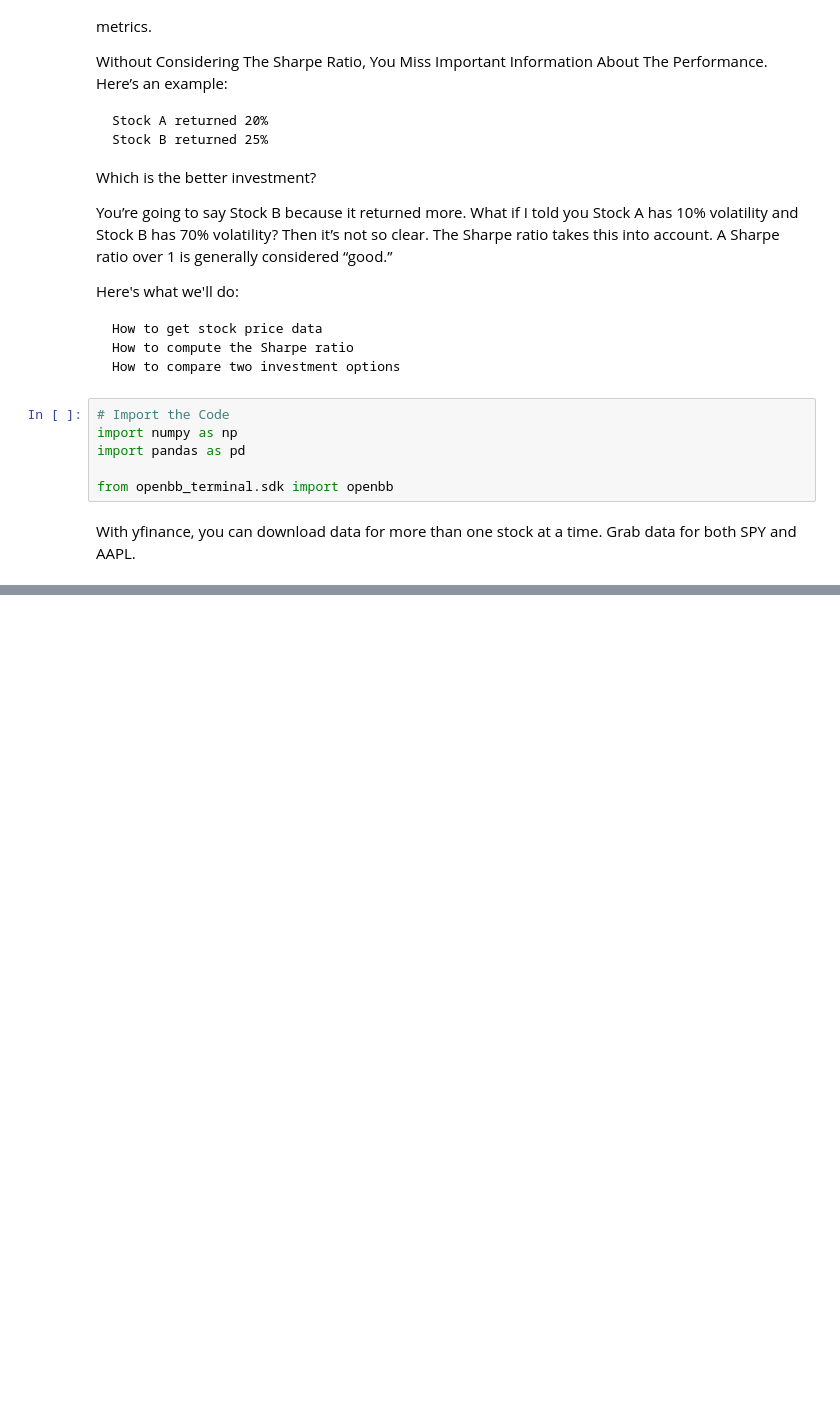
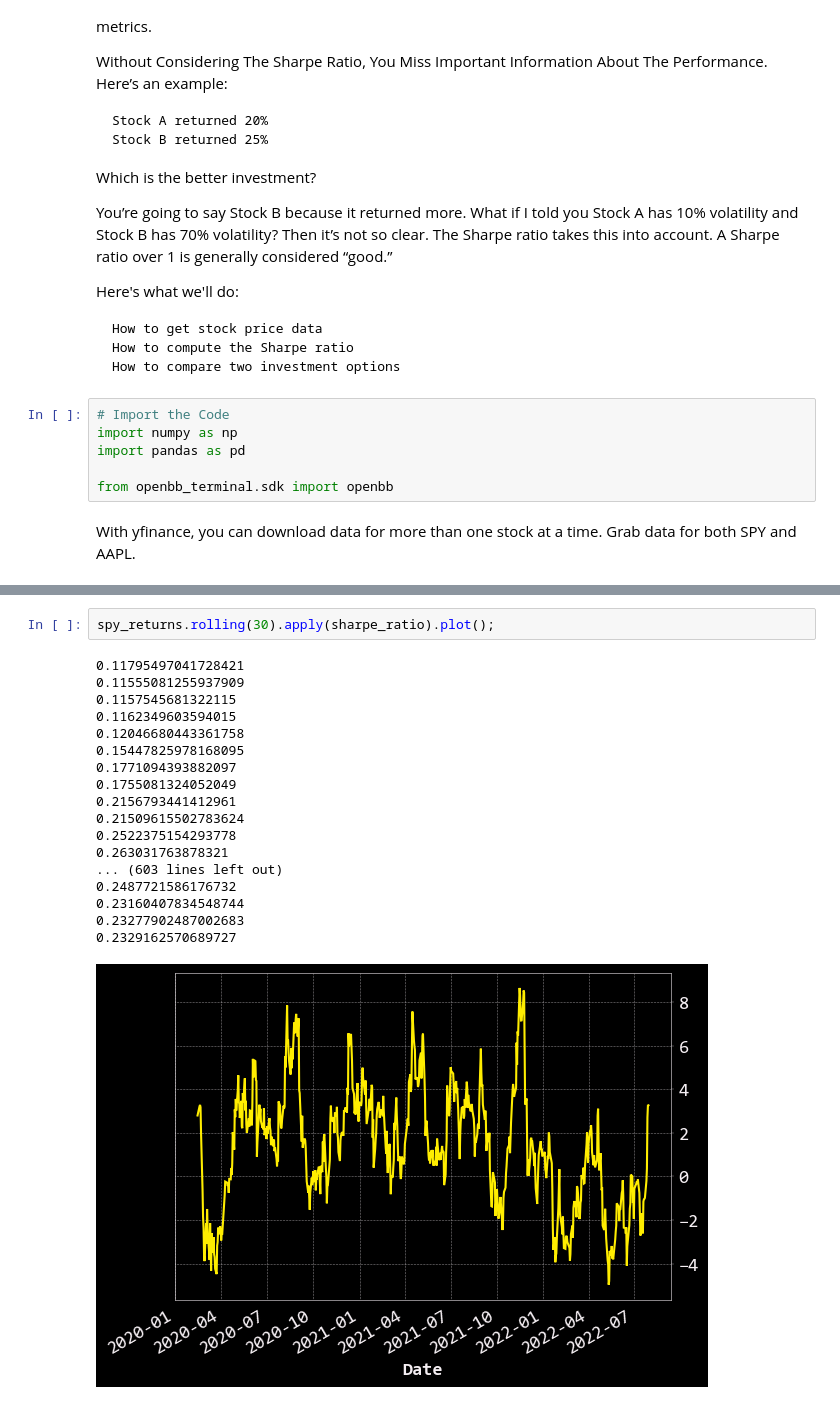
Before and after one commit to ramiiial/quant_projects, a Jupyter notebook: riskAnalysis/sharpeRatio.ipynb, the cells around one changed output, grey strips where cells are left out. Cells and saved outputs as stored; diff of their text form; blank space fills up the shorter version.

```diff
--- a/riskAnalysis/sharpeRatio.ipynb
+++ b/riskAnalysis/sharpeRatio.ipynb
@@ -31,0 +123,21 @@ closed = openbb.economy.index(["SPY", "AAPL"], start_date = "2020-01-01", end_da
+# %%
+spy_returns.rolling(30).apply(sharpe_ratio).plot();
+# %% [output]
+0.11795497041728421
+0.11555081255937909
+0.1157545681322115
+0.1162349603594015
+0.12046680443361758
+0.15447825978168095
+0.1771094393882097
+0.1755081324052049
+0.2156793441412961
+0.21509615502783624
+0.2522375154293778
+0.263031763878321
+... (603 lines left out)
+0.2487721586176732
+0.23160407834548744
+0.23277902487002683
+0.2329162570689727
+[figure, added]
```
Also changed, not shown: parts of 14 cells of this notebook.
